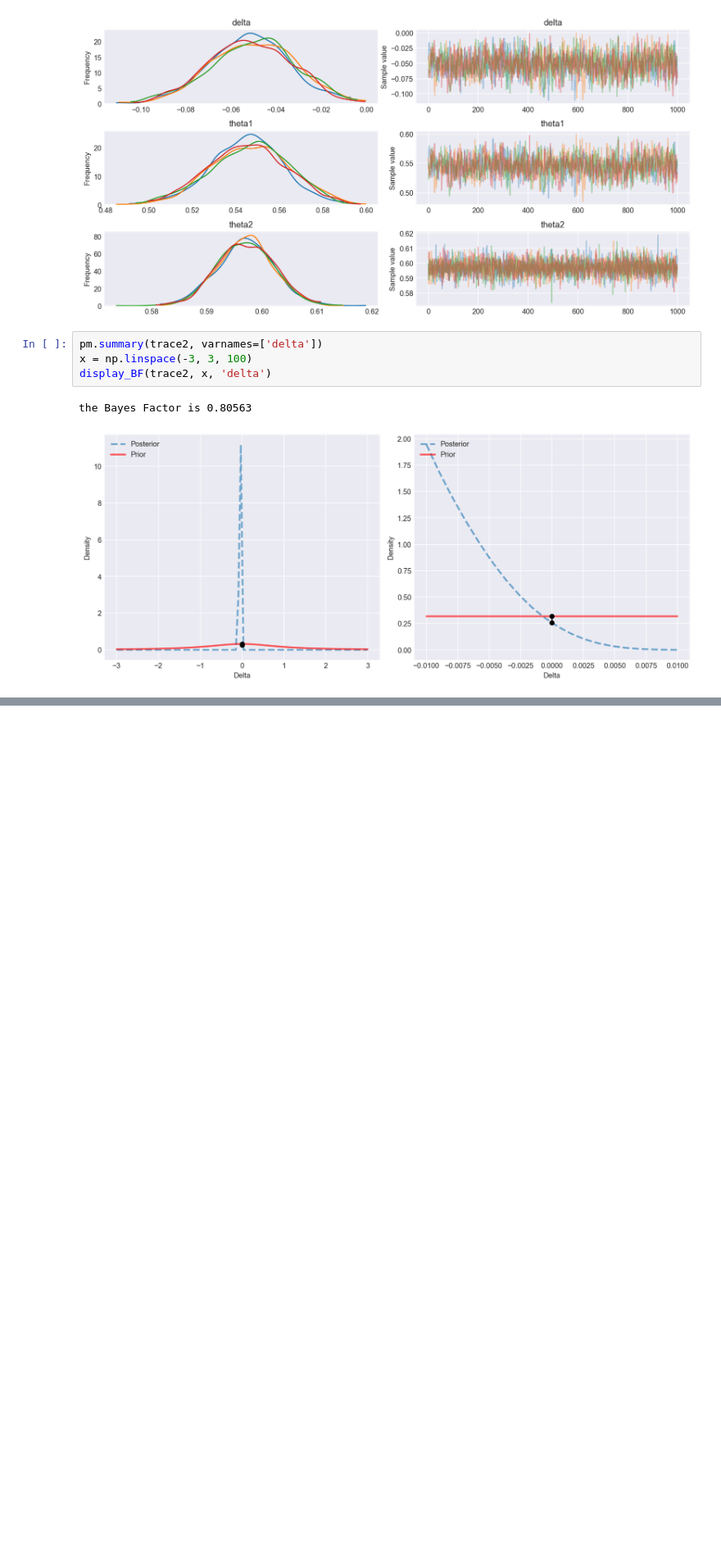
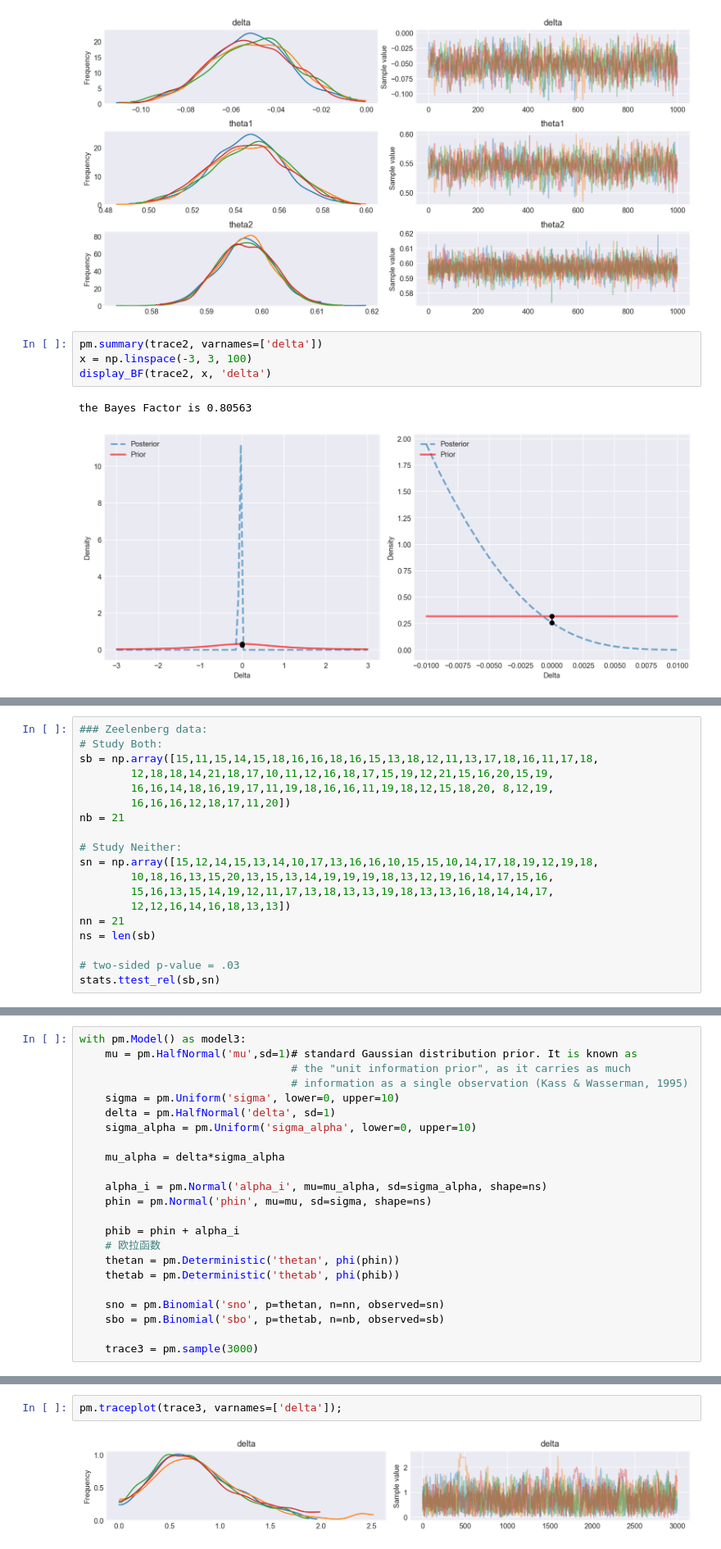
Before and after one commit to yuliang0225/Study_PyMC3, a Jupyter notebook: Bayesian_Cognitive_Modeling/PyMC3_BCM_Chapter_9.ipynb, the cells around one changed output, grey strips where cells are left out. Shown at 82% size. Cells and saved outputs as stored; diff of their text form; blank space fills up the shorter version.

```diff
--- a/Bayesian_Cognitive_Modeling/PyMC3_BCM_Chapter_9.ipynb
+++ b/Bayesian_Cognitive_Modeling/PyMC3_BCM_Chapter_9.ipynb
@@ -236,0 +261,19 @@ the Bayes Factor is 0.80563
+# %%
+### Zeelenberg data:
+# Study Both:
+sb = np.array([15,11,15,14,15,18,16,16,18,16,15,13,18,12,11,13,17,18,16,11,17,18,
+        12,18,18,14,21,18,17,10,11,12,16,18,17,15,19,12,21,15,16,20,15,19,
+        16,16,14,18,16,19,17,11,19,18,16,16,11,19,18,12,15,18,20, 8,12,19,
+        16,16,16,12,18,17,11,20])
+nb = 21
+
+# Study Neither:
+sn = np.array([15,12,14,15,13,14,10,17,13,16,16,10,15,15,10,14,17,18,19,12,19,18,
+        10,18,16,13,15,20,13,15,13,14,19,19,19,18,13,12,19,16,14,17,15,16,
+        15,16,13,15,14,19,12,11,17,13,18,13,13,19,18,13,13,16,18,14,14,17,
+        12,12,16,14,16,18,13,13])
+nn = 21
+ns = len(sb)
+
+# two-sided p-value = .03
+stats.ttest_rel(sb,sn)
@@ -236,0 +282,23 @@ the Bayes Factor is 0.80563
+# %%
+with pm.Model() as model3:
+    mu = pm.HalfNormal('mu',sd=1)# standard Gaussian distribution prior. It is known as
+                                 # the "unit information prior", as it carries as much
+                                 # information as a single observation (Kass & Wasserman, 1995)
+    sigma = pm.Uniform('sigma', lower=0, upper=10)
+    delta = pm.HalfNormal('delta', sd=1)
+    sigma_alpha = pm.Uniform('sigma_alpha', lower=0, upper=10)
+
+    mu_alpha = delta*sigma_alpha
+
+    alpha_i = pm.Normal('alpha_i', mu=mu_alpha, sd=sigma_alpha, shape=ns)
+    phin = pm.Normal('phin', mu=mu, sd=sigma, shape=ns)
+
+    phib = phin + alpha_i
+    # 欧拉函数
+    thetan = pm.Deterministic('thetan', phi(phin))
+    thetab = pm.Deterministic('thetab', phi(phib))
+
+    sno = pm.Binomial('sno', p=thetan, n=nn, observed=sn)
+    sbo = pm.Binomial('sbo', p=thetab, n=nb, observed=sb)
+
+    trace3 = pm.sample(3000)
@@ -236,0 +318,4 @@ the Bayes Factor is 0.80563
+# %%
+pm.traceplot(trace3, varnames=['delta']);
+# %% [output]
+[figure, added]
```
Also changed, not shown: parts of 17 cells of this notebook.
